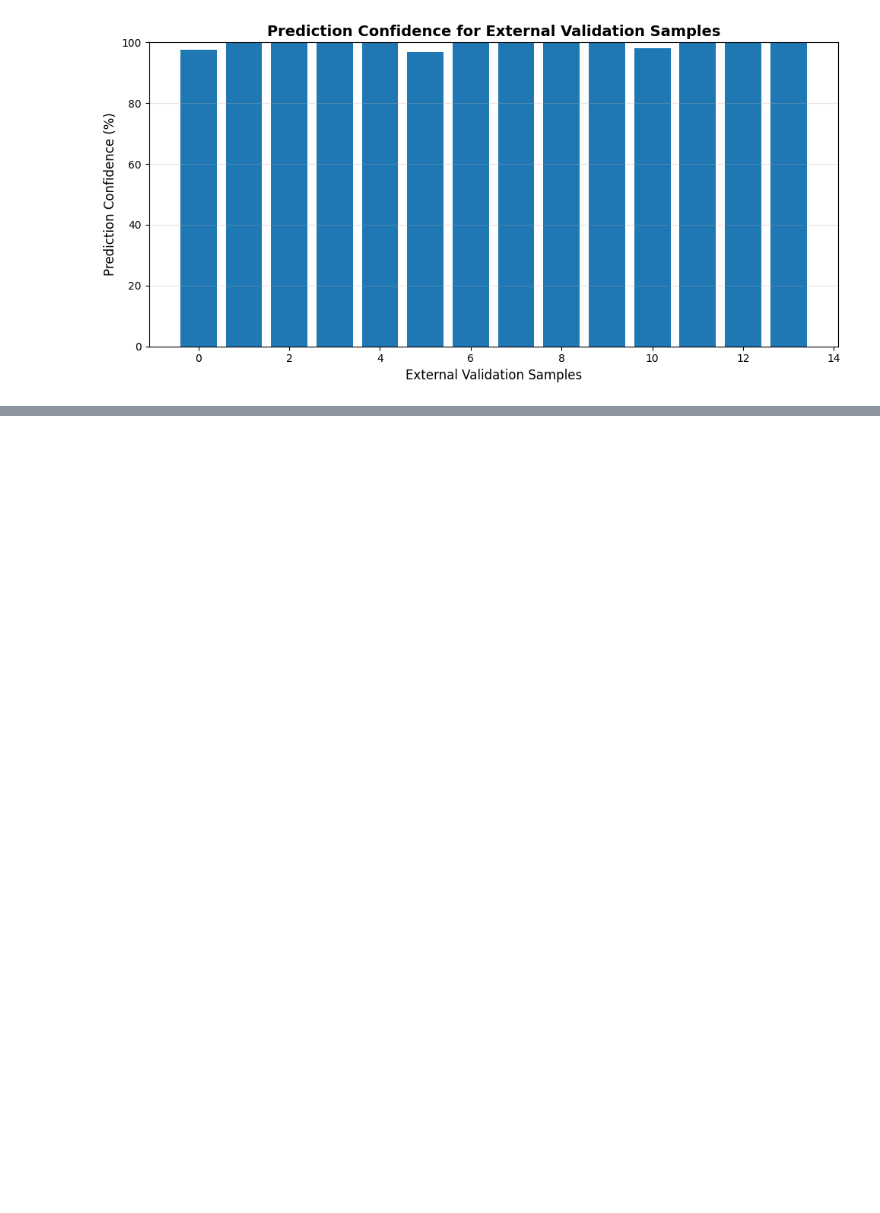
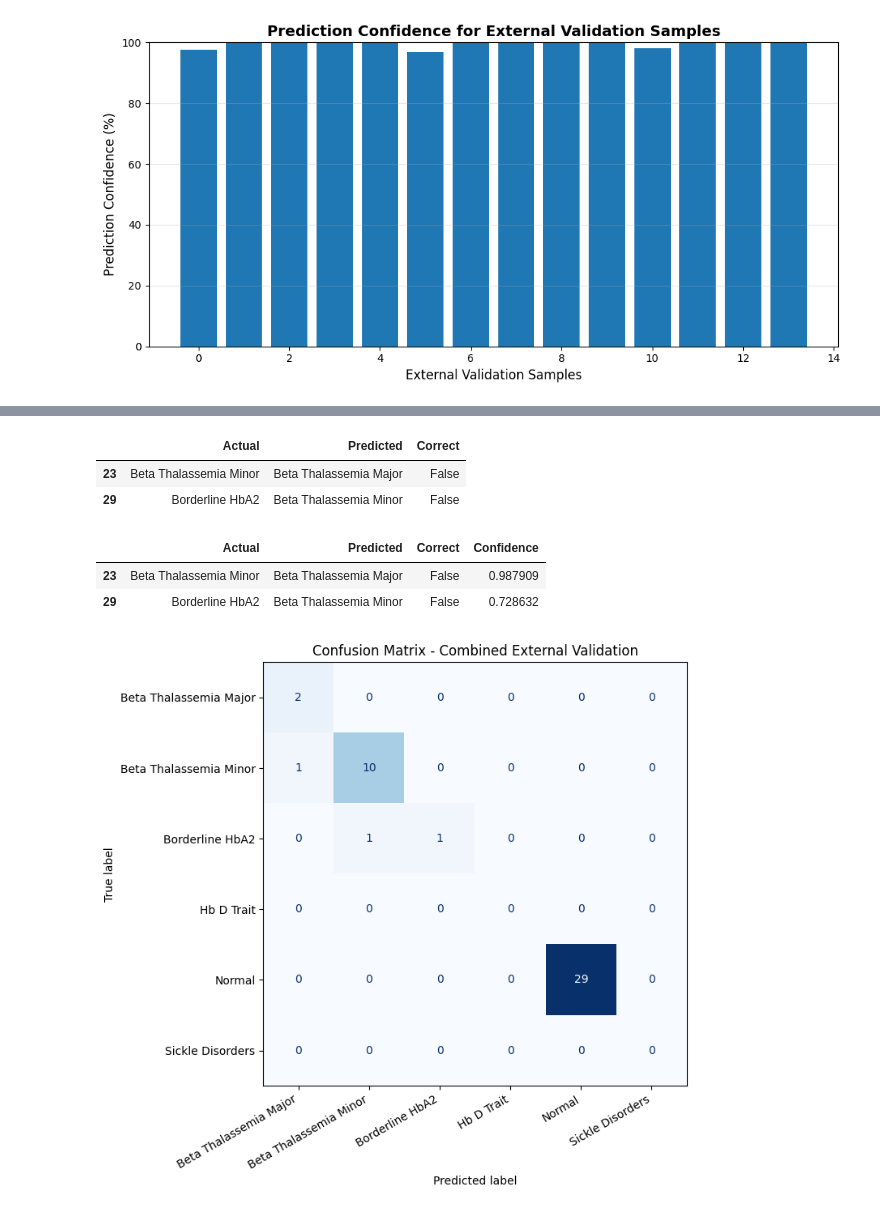
Before and after one commit to NaveedAhmad-6522/Hemoglobinopathy_ML_Classification, a Jupyter notebook: 04_External_Data_Validation.ipynb, the cells around one changed output, grey strips where cells are left out. Cells and saved outputs as stored; diff of their text form; code cells hidden in the pictures; blank space fills up the shorter version.

```diff
--- a/04_External_Data_Validation.ipynb
+++ b/04_External_Data_Validation.ipynb
@@ -386,0 +623,6 @@ plt.show()
+# %%
+X_external = external_II.drop("Results", axis=1)
+y_external = target_encoder.transform(external_II["Results"])
+# %%
+y_pred = xgb_model.predict(X_external_scaled)
+y_prob = xgb_model.predict_proba(X_external_scaled)
@@ -386,0 +820,14 @@ plt.show()
+# %%
+y_pred_1 = xgb_model.predict(X_external_scaled_1)
+
+y_true_1 = target_encoder.transform(external["Results"])
+# %%
+# Merge true labels
+
+y_true_all = np.concatenate([y_true_1, y_external])
+
+# Merge predictions
+
+y_pred_all = np.concatenate([y_pred_1, y_pred])
+
+print(len(y_true_all), len(y_pred_all))
@@ -386,0 +938,47 @@ plt.show()
+# %%
+combined_results[combined_results["Correct"] == False]
+# %% [output]
+|  | Actual | Predicted | Correct |
+| 23 | Beta Thalassemia Minor | Beta Thalassemia Major | False |
+| 29 | Borderline HbA2 | Beta Thalassemia Minor | False |
+# %%
+y_prob_all = np.concatenate([probabilities, y_prob])
+
+combined_results["Confidence"] = np.max(y_prob_all, axis=1)
+
+combined_results[combined_results["Correct"] == False]
+# %% [output]
+|  | Actual | Predicted | Correct | Confidence |
+| 23 | Beta Thalassemia Minor | Beta Thalassemia Major | False | 0.987909 |
+| 29 | Borderline HbA2 | Beta Thalassemia Minor | False | 0.728632 |
+# %%
+from sklearn.metrics import confusion_matrix, ConfusionMatrixDisplay
+import matplotlib.pyplot as plt
+
+labels = np.arange(len(target_encoder.classes_))
+
+cm = confusion_matrix(
+    y_true_all,
+    y_pred_all,
+    labels=labels
+)
+
+disp = ConfusionMatrixDisplay(
+    confusion_matrix=cm,
+    display_labels=target_encoder.classes_
+)
+
+fig, ax = plt.subplots(figsize=(8,7))
+disp.plot(
+    cmap="Blues",
+    values_format="d",
+    ax=ax,
+    colorbar=False
+)
+
+plt.xticks(rotation=30, ha='right')
+plt.title("Confusion Matrix - Combined External Validation")
+plt.tight_layout()
+plt.show()
+# %% [output]
+[figure, added]
```
Also changed, not shown: parts of 51 cells of this notebook.
